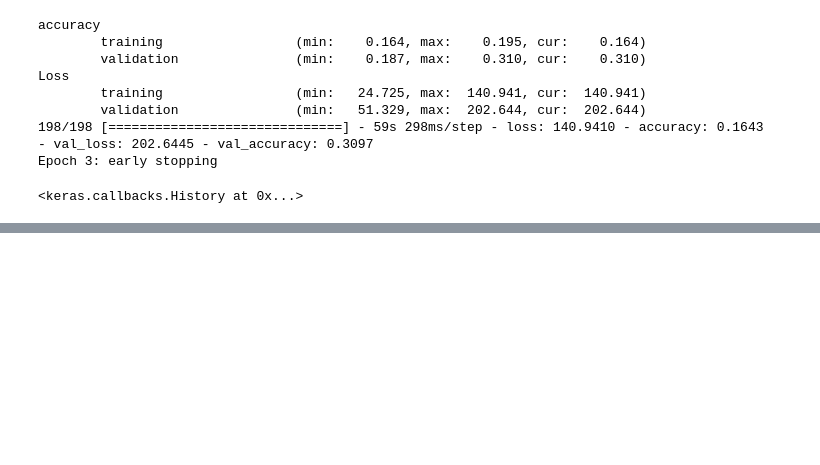
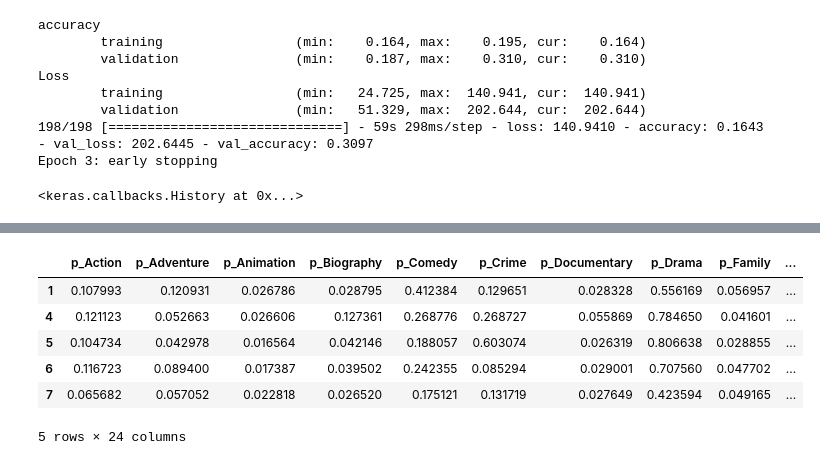
Before and after one commit to elwam/MIAD_ML_NL_TEAM, a Jupyter notebook: Proyecto_2_Prueba_2.ipynb, the cells around one changed output, grey strips where cells are left out. Saved outputs shown, nothing was run; the diff lists cells and outputs as text; code cells hidden in the pictures; blank space fills up the shorter version.

```diff
--- a/Proyecto_2_Prueba_2.ipynb
+++ b/Proyecto_2_Prueba_2.ipynb
@@ -1032,0 +1006,23 @@ res.head()
+# %%
+# Definición de variable de interés (y)
+dataTraining['genres'] = dataTraining['genres'].map(lambda x: eval(x))
+le = MultiLabelBinarizer()
+y_genres = le.fit_transform(dataTraining['genres'])
+# %%
+# Separación de variables predictoras (X) y variable de interés (y) en set de entrenamiento y test usandola función train_test_split
+X_train, X_test, y_train_genres, y_test_genres = train_test_split(X_dtm, y_genres, test_size=0.3, random_state=42)
+# %%
+%%time
+from sklearn.linear_model import LogisticRegression
+lr = OneVsRestClassifier(LogisticRegression(random_state=123, solver='saga', max_iter=500, C=1, n_jobs=-1, multi_class='ovr'))
+lr.fit(X_train, y_train_genres)
+
+
+# Predicción del modelo de clasificación
+y_pred_genres = lr.predict_proba(X_test)
+
+# Impresión del desempeño del modelo
+roc_auc_score(y_test_genres, y_pred_genres, average='macro')
+
+# BIgramas nueva limpieza 0.8787805268043926
+# lr = OneVsRestClassifier(LogisticRegression(random_state=123, solver='saga', max_iter=200, C=1, n_jobs=-1, multi_class='multinomial'))  0.880323932358768
@@ -1032,0 +1067,27 @@ res.head()
+# %%
+# transformac
+#%%time
+
+# transformación variión variables predictoras X del conjunto de test
+X_test_dtm_1 = vect.transform(df_test['preprocessed_plot_test'])
+X_test_dtm = tfidf_transformer.transform(X_test_dtm_1)
+
+cols = ['p_Action', 'p_Adventure', 'p_Animation', 'p_Biography', 'p_Comedy', 'p_Crime', 'p_Documentary', 'p_Drama', 'p_Family',
+        'p_Fantasy', 'p_Film-Noir', 'p_History', 'p_Horror', 'p_Music', 'p_Musical', 'p_Mystery', 'p_News', 'p_Romance',
+        'p_Sci-Fi', 'p_Short', 'p_Sport', 'p_Thriller', 'p_War', 'p_Western']
+
+# Predicción del conjunto de test
+y_pred_test_genres = lr.predict_proba(X_test_dtm)
+
+# Guardar predicciones en formato exigido en la competencia de kaggle
+res = pd.DataFrame(y_pred_test_genres, index=dataTesting.index, columns=cols)
+res.to_csv('pred_genres_text_LR_TIDF.csv', index_label='ID')
+res.head()
+# %% [output]
+|  | p_Action | p_Adventure | p_Animation | p_Biography | p_Comedy | p_Crime | p_Documentary | p_Drama | p_Family | ... |
+| 1 | 0.107993 | 0.120931 | 0.026786 | 0.028795 | 0.412384 | 0.129651 | 0.028328 | 0.556169 | 0.056957 | ... |
+| 4 | 0.121123 | 0.052663 | 0.026606 | 0.127361 | 0.268776 | 0.268727 | 0.055869 | 0.784650 | 0.041601 | ... |
+| 5 | 0.104734 | 0.042978 | 0.016564 | 0.042146 | 0.188057 | 0.603074 | 0.026319 | 0.806638 | 0.028855 | ... |
+| 6 | 0.116723 | 0.089400 | 0.017387 | 0.039502 | 0.242355 | 0.085294 | 0.029001 | 0.707560 | 0.047702 | ... |
+| 7 | 0.065682 | 0.057052 | 0.022818 | 0.026520 | 0.175121 | 0.131719 | 0.027649 | 0.423594 | 0.049165 | ... |
+5 rows × 24 columns
```
Also changed, not shown: parts of 49 cells of this notebook.
